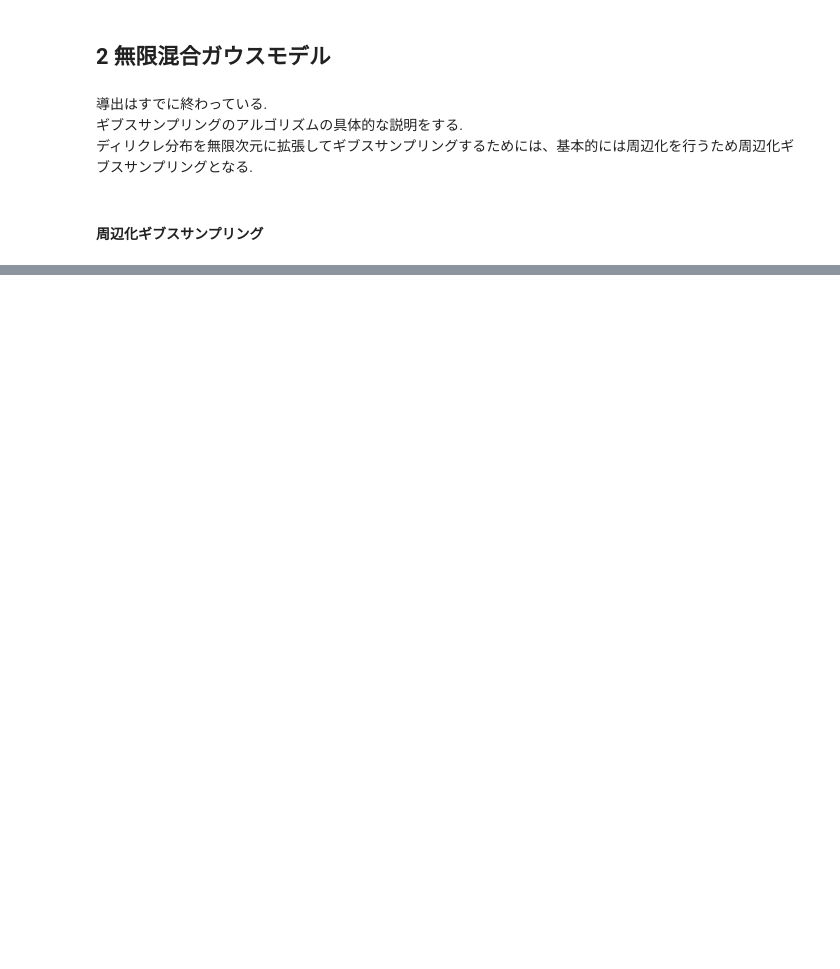
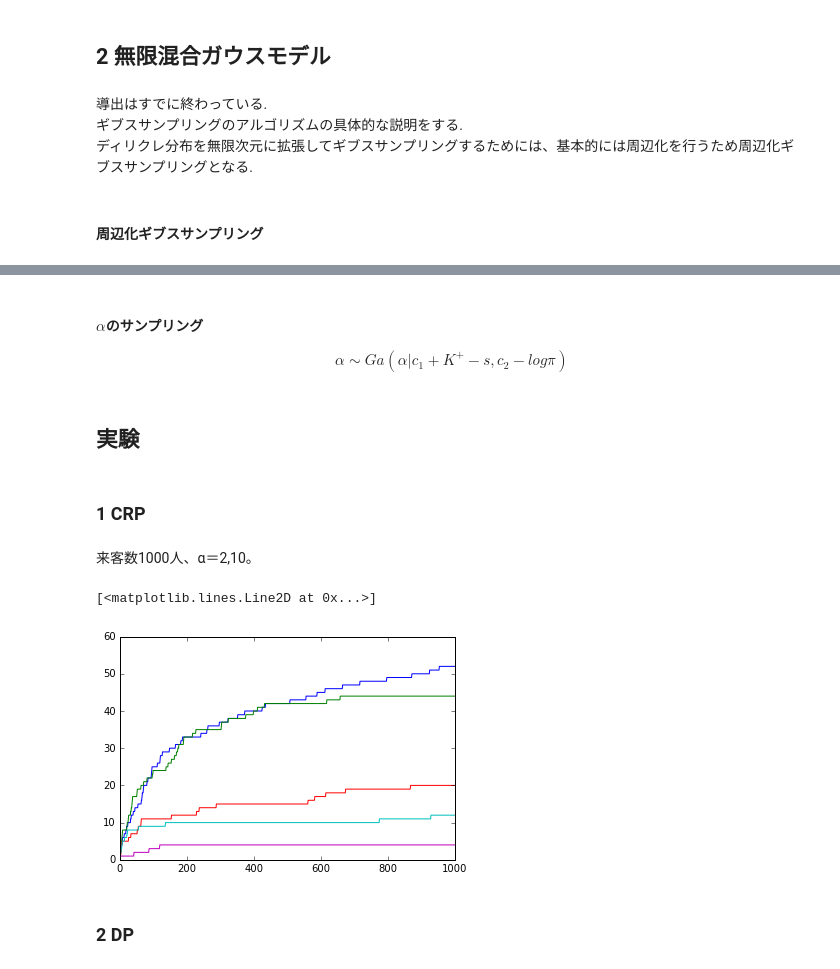
Before and after one commit to NlGG/MachineLearning, a Jupyter notebook: NonparaBayes/nonparabayes_intro.ipynb, the cells around one changed output, grey strips where cells are left out. Drawn from its saved outputs; the diff is of its cells as text; code cells hidden in the pictures; blank space fills up the shorter version.

```diff
--- a/NonparaBayes/nonparabayes_intro.ipynb
+++ b/NonparaBayes/nonparabayes_intro.ipynb
@@ -262,2 +316,0 @@ pi = np.linspace(0.001, 1, 100)
-# %%
-alpha = [1, 1, 1]
@@ -268,8 +316,0 @@ NameError: name 'quad' is not defined
-# %%
-dist = np.zeros(1000)
-for i in range(1000):
-    for
-    P = [np.random.uniform() for i in range(3)]
-    p_all = np.sum(P)
-    P = P/p_all
-    dist[i] = dirichlet_pdf(P, alpha)
@@ -278,4 +316,0 @@ dist
-# %%
-xy = np.zeros(1000)
-for i in range(1000):
-    dist[i] =
@@ -666,0 +487,35 @@ Automatically created module for IPython interactive environment
+# %% [markdown]
+#### $\alpha$のサンプリング
+$$ \alpha \sim Ga(\alpha|c_1+K^{+}-s, c_2-log\pi)$$
+# %% [markdown]
+## 実験
+# %% [markdown]
+### 1 CRP
+# %% [markdown]
+来客数1000人、α＝2,10。
+# %%
+def crp(n, alpha):
+    num = [0]
+    Dict = {}
+    for i in range(n):
+        p = np.random.uniform()
+        seats = [Dict[k]/(i+alpha) for k in Dict.keys()]+[alpha/(i+alpha)]
+        seats_prob = np.cumsum(seats)
+        num_seat = seats_prob.searchsorted(np.random.uniform(0, 1))
+        if num_seat == len(seats)-1:
+            Dict[num_seat-1] = 1
+        else:
+            Dict[num_seat-1] += 1
+        num.append(len(Dict))
+    return num
+# %%
+plt.plot(crp(1000, 15))
+plt.plot(crp(1000, 10))
+plt.plot(crp(1000, 5))
+plt.plot(crp(1000, 2))
+plt.plot(crp(1000, 1))
+# %% [output]
+[<matplotlib.lines.Line2D at 0x...>]
+[figure, added]
+# %% [markdown]
+### 2 DP
```
Also changed, not shown: parts of 75 cells of this notebook.
